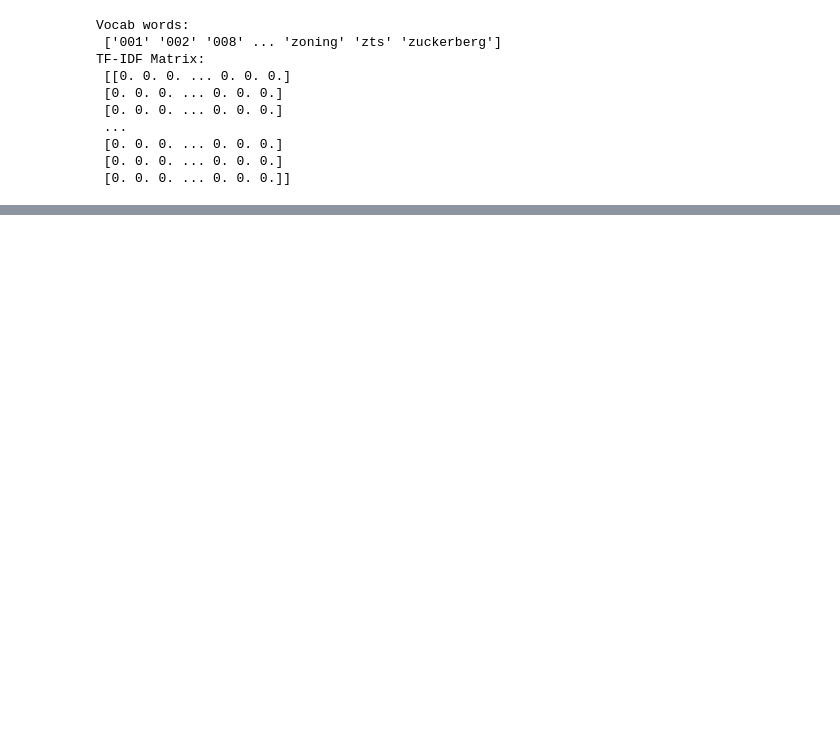
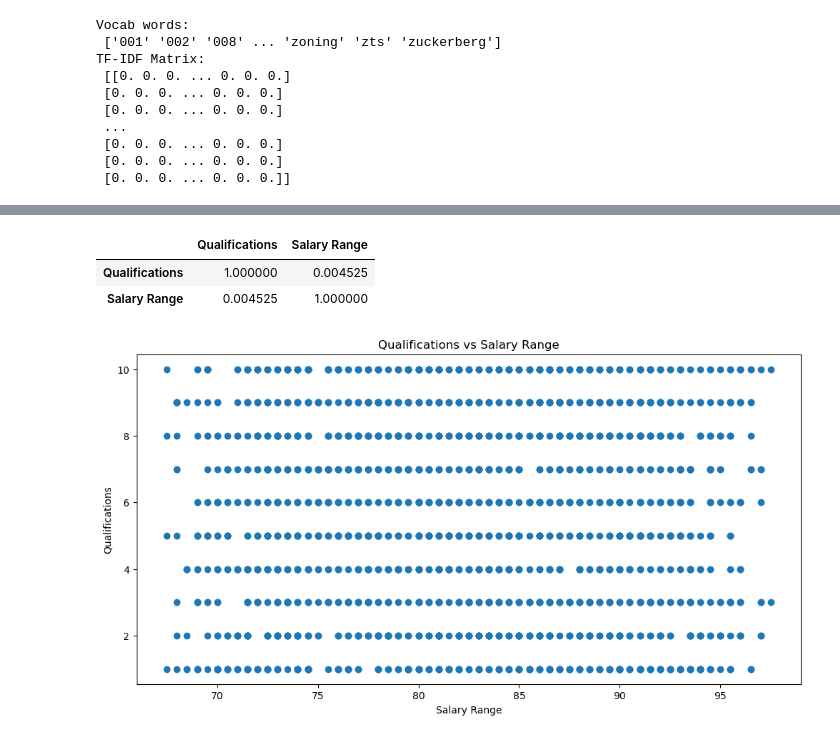
Before and after one commit to sneha-dubeyy/JobInformationRetrieval, a Jupyter notebook: information_retrieval.ipynb, the cells around one changed output, grey strips where cells are left out. Drawn from its saved outputs; the diff is of its cells as text; code cells hidden in the pictures; blank space fills up the shorter version.

```diff
--- a/information_retrieval.ipynb
+++ b/information_retrieval.ipynb
@@ -139,0 +183,14 @@ The next two most relevant jobs' IDs are:  90206300000000.0  and  10796800000000
+# %%
+# Replace every string in 'Salary Range' with the mean salary of the job based on its original range
+
+for row in range(0,len(QvS.axes[0])):
+    i = QvS.at[row,'Salary Range']
+    salarySplit = i.split('-')
+    value1 = int(salarySplit[0][1:-1])
+    value2 = int(salarySplit[1][1:-1])
+
+    mean = (value1+value2)/2
+    QvS.at[row,'Salary Range'] = mean
+
+QvS['Salary Range'] = QvS['Salary Range'].astype(float)
+QvS
@@ -139,0 +211,21 @@ The next two most relevant jobs' IDs are:  90206300000000.0  and  10796800000000
+# %%
+# Numerically encode the individual Qualification levels to allow for correlation analysis
+
+print("Original Column Names: ", QvS['Qualifications'].unique())
+
+qualificationMapping = {
+    'BA': 1,
+    'B.Com': 2,
+    'BCA': 3,
+    'BBA': 4,
+    'B.Tech': 5,
+    'M.Com': 6,
+    'MCA': 7,
+    'MBA': 8,
+    'M.Tech': 9,
+    'PhD': 10,
+}
+
+
+QvS['Qualifications'] = QvS['Qualifications'].map(qualificationMapping)
+QvS
@@ -139,0 +247,19 @@ The next two most relevant jobs' IDs are:  90206300000000.0  and  10796800000000
+# %%
+# Calculate the correlation matrix between 'Qualifications' and 'Salary Range'
+
+QvS.corr()
+# %% [output]
+|  | Qualifications | Salary Range |
+| Qualifications | 1.000000 | 0.004525 |
+| Salary Range | 0.004525 | 1.000000 |
+# %%
+# Plot the Data 'Qualifications' vs. 'Salary Range'
+
+plt.figure(figsize=(12, 6))
+plt.plot(QvS['Salary Range'], QvS['Qualifications'], 'o')
+plt.xlabel('Salary Range')
+plt.ylabel('Qualifications')
+plt.title('Qualifications vs Salary Range')
+plt.show()
+# %% [output]
+[figure, added]
```
Also changed, not shown: parts of 16 cells of this notebook.
